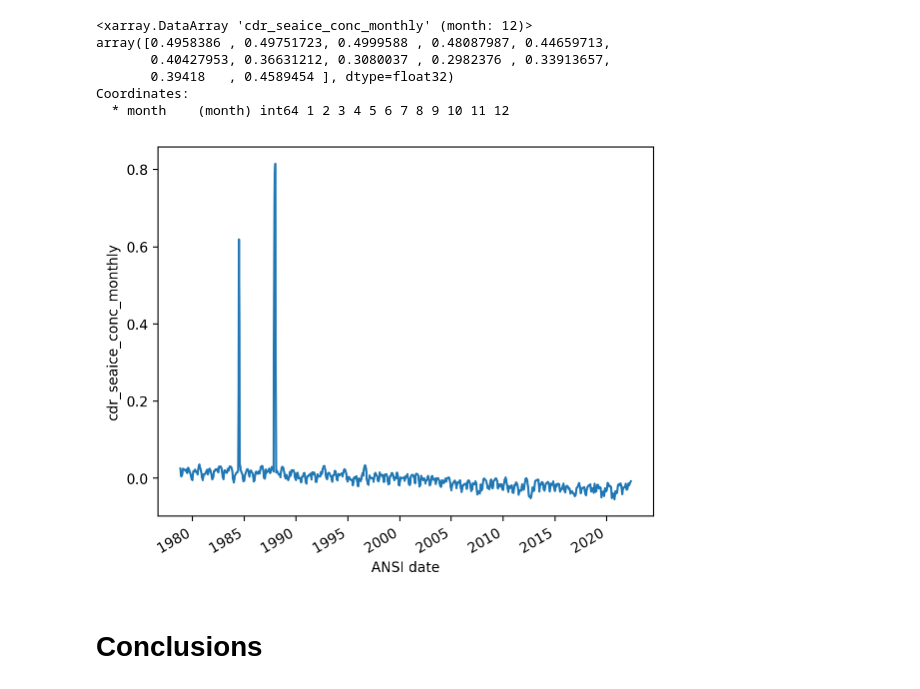
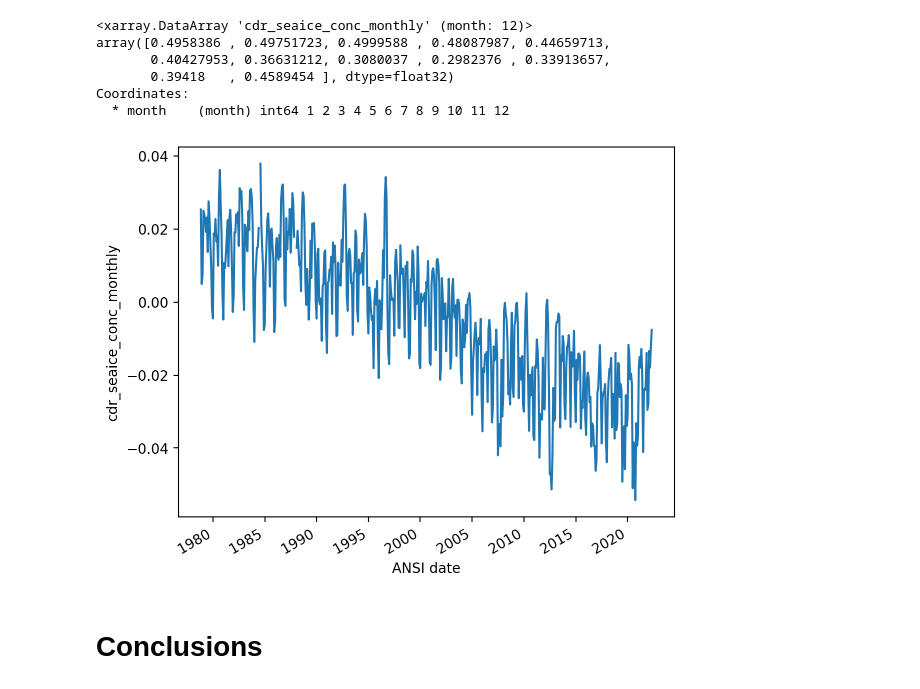
Before and after one commit to juliasimpson97/rces-final-project, a Jupyter notebook: final_project.ipynb, the cells around one changed output. Cells and saved outputs as stored; diff of their text form; code cells hidden in the pictures.

```diff
--- a/final_project.ipynb
+++ b/final_project.ipynb
@@ -371,11 +458,11 @@ Coordinates:
 # %%
 by_month = ice_monthly.groupby(ice_monthly['time'].dt.month) #note grouping conc values by month, not just datapoint counts
 anomaly = by_month - by_month.mean() #fine for now but rolling may be better
-anomaly.plot()
+anomaly.where(anomaly<0.5).plot()
 #anomaly.resample('A').mean().plot(marker='.');
 ax.set_title('Monthly Anomaly of Sea Ice Concentration');
 # %% [output]
-[figure, old version]
+[figure, new version]
 # %%
 # Feels wrong though: shouldn't calculate anomaly based on only previous years? Try rolling approach? Or will this be sufficient for project?
 # %%
```
Also changed, not shown: parts of 16 cells of this notebook.
